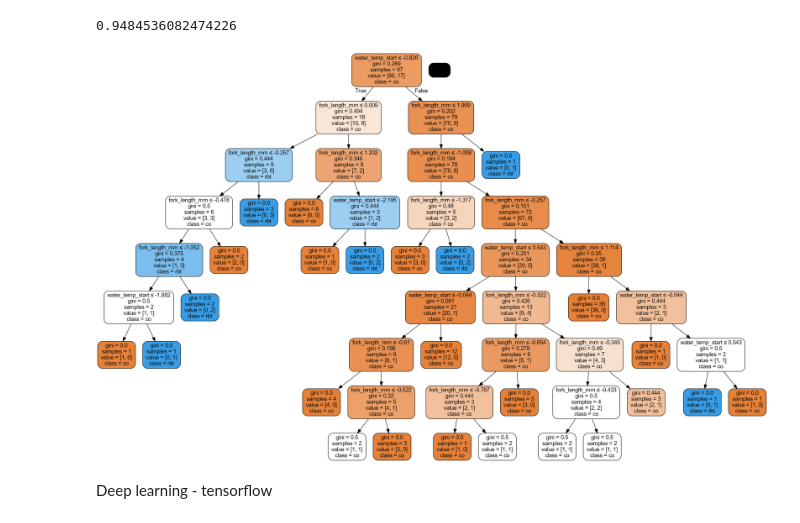
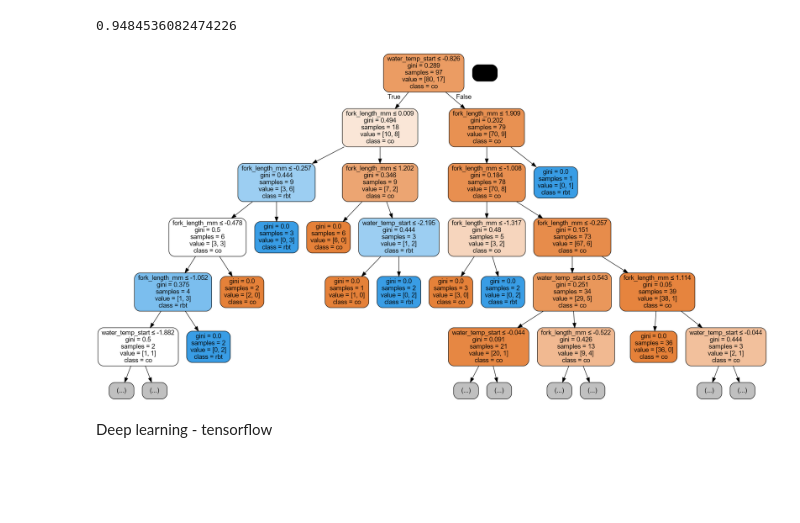
Before and after one commit to brahmwg/Bottlenecks_MDS_Capstone, a Jupyter notebook: species_prediction_model/trial_notebook_riya.ipynb, the cells around one changed output. Cells and saved outputs as stored; diff of their text form; code cells hidden in the pictures; blank space fills up the shorter version.

```diff
--- a/species_prediction_model/trial_notebook_riya.ipynb
+++ b/species_prediction_model/trial_notebook_riya.ipynb
@@ -166,15 +166,16 @@ decision_tree.score(X_transformed, y)
 # %%
 dot_data = StringIO()
 export_graphviz(decision_tree, out_file = dot_data, filled = True,
                 rounded = True,
                 special_characters = True,
                 feature_names = column_names,
-                class_names = ["co", "rbt"])
+                class_names = ["co", "rbt"],
+               max_depth = 5)
 graph = pydotplus.graph_from_dot_data(dot_data.getvalue())
 graph.write_png("Decision_tree.png")
 Image(graph.create_png())
 # %% [output]
-[figure, old version]
+[figure, new version]
 # %% [markdown]
 Deep learning - tensorflow
 # %%
```
Also changed, not shown: parts of 6 cells of this notebook, 1 other file.
